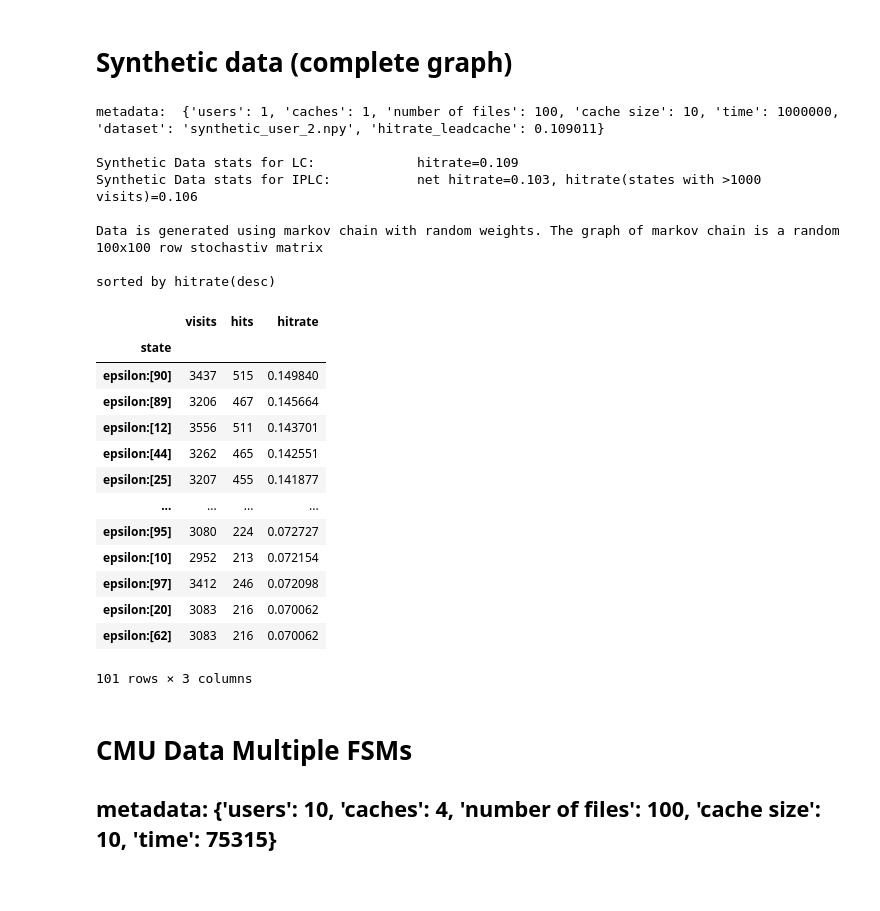
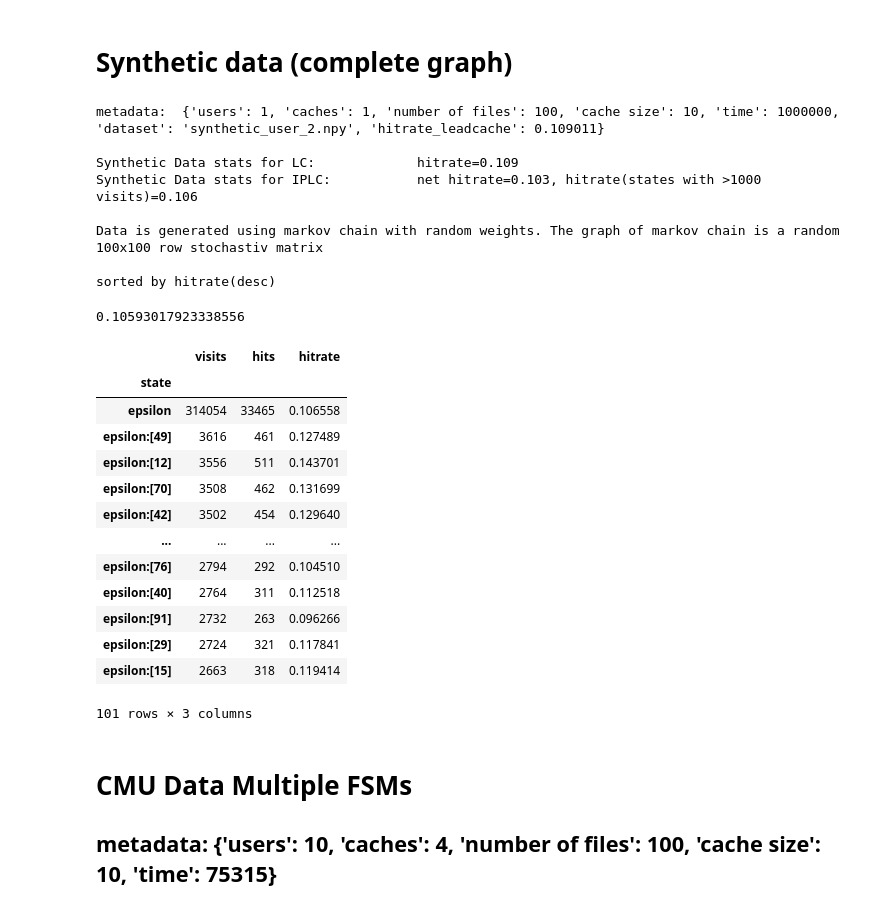
Before and after one commit to AtivJoshi/UniversalCaching, a Jupyter notebook: results.ipynb, the cells around one changed output. Cells and saved outputs as stored; diff of their text form; code cells hidden in the pictures.

```diff
--- a/results.ipynb
+++ b/results.ipynb
@@ -130,7 +130,7 @@ print(f'Synthetic Data stats for IPLC: \t\t net hitrate={0.25299:0.3f}, hitrate(
 df.drop(df[df['visits']<1000].index,inplace=True)
 # print(df['hits'].sum()/df['visits'].sum())
 print('\n'+des)
-df.sort_values(by='per',ascending=False,inplace=True)
+df.sort_values(by='visits',ascending=False,inplace=True)
 df.rename({'per':'hitrate'},inplace=True,axis=1)
 print('\nsorted by hitrate(desc)')
 df
@@ -162,42 +162,44 @@ sorted by hitrate(desc)
 # %%
 folder_path=""
 with pd.HDFStore(folder_path+'data/synthetic_user_2_no_mask.h5') as storage:
   df=storage['df']
   metadata=storage.get_storer('df').attrs.metadata
 des=metadata.pop('data_description')
 print('metadata: ',metadata)
 print(f'\nSynthetic Data stats for LC: \t\t hitrate={0.109011:.03f}')
 print(f'Synthetic Data stats for IPLC: \t\t net hitrate={0.102849:0.3f}, hitrate(states with >1000 visits)={0.10593017923338556:0.3f}')
 # print(df['hits'].sum()/df['visits'].sum())
 df.drop(df[df['visits']<1000].index,inplace=True)
-df.sort_values(by='per',ascending=False,inplace=True)
+df.sort_values(by='visits',ascending=False,inplace=True)
 print('\n'+des)
 df.rename({'per':'hitrate'},inplace=True,axis=1)
 print('\nsorted by hitrate(desc)')
+df['hits'].sum()/df['visits'].sum()
 df
 # %% [output]
 metadata:  {'users': 1, 'caches': 1, 'number of files': 100, 'cache size': 10, 'time': 1000000, 'dataset': 'synthetic_user_2.npy', 'hitrate_leadcache': 0.109011}
 
 Synthetic Data stats for LC:             hitrate=0.109
 Synthetic Data stats for IPLC:           net hitrate=0.103, hitrate(states with >1000 visits)=0.106
 
 Data is generated using markov chain with random weights. The graph of markov chain is a random 100x100 row stochastiv matrix
 
 sorted by hitrate(desc)
+0.10593017923338556
 |  | visits | hits | hitrate |
 | state |  |  |  |
-| epsilon:[90] | 3437 | 515 | 0.149840 |
-| epsilon:[89] | 3206 | 467 | 0.145664 |
+| epsilon | 314054 | 33465 | 0.106558 |
+| epsilon:[49] | 3616 | 461 | 0.127489 |
 | epsilon:[12] | 3556 | 511 | 0.143701 |
-| epsilon:[44] | 3262 | 465 | 0.142551 |
-| epsilon:[25] | 3207 | 455 | 0.141877 |
+| epsilon:[70] | 3508 | 462 | 0.131699 |
+| epsilon:[42] | 3502 | 454 | 0.129640 |
 | ... | ... | ... | ... |
-| epsilon:[95] | 3080 | 224 | 0.072727 |
-| epsilon:[10] | 2952 | 213 | 0.072154 |
-| epsilon:[97] | 3412 | 246 | 0.072098 |
-| epsilon:[20] | 3083 | 216 | 0.070062 |
-| epsilon:[62] | 3083 | 216 | 0.070062 |
+| epsilon:[76] | 2794 | 292 | 0.104510 |
+| epsilon:[40] | 2764 | 311 | 0.112518 |
+| epsilon:[91] | 2732 | 263 | 0.096266 |
+| epsilon:[29] | 2724 | 321 | 0.117841 |
+| epsilon:[15] | 2663 | 318 | 0.119414 |
-101 rows × 3 columns
+101 rows × 3 columns
 # %% [markdown]
 # CMU Data Multiple FSMs
 ## metadata: {'users': 10, 'caches': 4, 'number of files': 100, 'cache size': 10, 'time': 75315}
```
Also changed, not shown: parts of 4 cells of this notebook, 1 other file.
